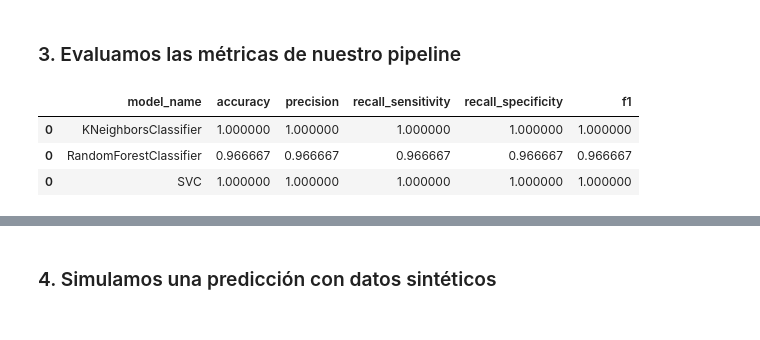
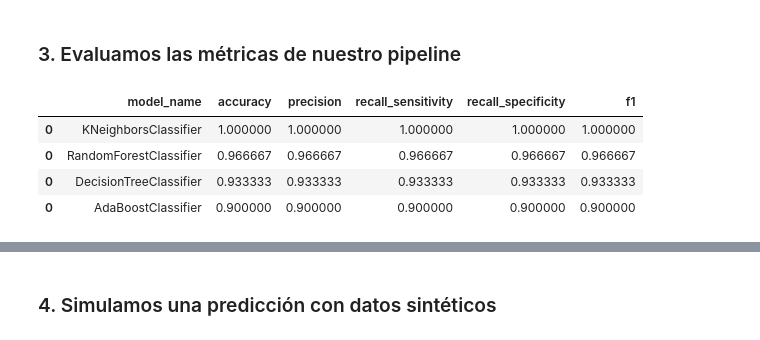
Before and after one commit to fjzamora93/Data-Analytics-with-python-2024, a Jupyter notebook: iris/template_clasification.ipynb, the cells around one changed output, grey strips where cells are left out. Saved outputs shown, nothing was run; the diff lists cells and outputs as text; code cells hidden in the pictures.

```diff
--- a/iris/template_clasification.ipynb
+++ b/iris/template_clasification.ipynb
@@ -611,33 +636,45 @@ def calc_predictions_pipeline(model, X_train, y_train, X_test, y_test):
 ### 3. Evaluamos las métricas de nuestro pipeline
 # %%
 # Transformar los datos de entrenamiento y de prueba
-X_train_preprocessed = preprocessing_pipeline.transform(X_train)
-X_test_preprocessed = preprocessing_pipeline.transform(X_test)
+X_train_preprocessed = preprocessor.transform(X_train)
+X_test_preprocessed = preprocessor.transform(X_test)
 
 df_evaluation = pd.DataFrame(columns=['model_name', 'accuracy', 'precision', 'recall_sensitivity', 'recall_specificity', 'f1'])
 
 #TODO ELEGIR LOS MODELOS QUE SE VAYAN A USAR Y CONCATENARLOS AL FINAL DEL TODO
 
 # Modelo 1: KNeighborsClassifier
 knn_model = KNeighborsClassifier()
 knn_model.fit(X_train_preprocessed, y_train)
 knn_eval = calc_predictions_pipeline(knn_model, X_train_preprocessed, y_train, X_test_preprocessed, y_test)
+y_knn_pred = knn_model.predict(X_test_preprocessed)
 
 # Modelo 2: RandomForestClassifier
 rf_model = RandomForestClassifier()
 rf_model.fit(X_train_preprocessed, y_train)
 rf_eval = calc_predictions_pipeline(rf_model, X_train_preprocessed, y_train, X_test_preprocessed, y_test)
+y_rf_pred = pd.DataFrame(rf_model.predict(X_test_preprocessed))
 
-# Modelo 3: SVC
-svc_model = SVC()
-svc_model.fit(X_train_preprocessed, y_train)
-svc_eval = calc_predictions_pipeline(svc_model, X_train_preprocessed, y_train, X_test_preprocessed, y_test)
+# Modelo 3: DecissionTree
+dt_model = DecisionTreeClassifier(max_depth=2) #TODO Decidir profunidad del arbol
+dt_model.fit(X_train_preprocessed, y_train)
+dt_eval = calc_predictions_pipeline(dt_model, X_train_preprocessed, y_train, X_test_preprocessed, y_test)
+y_dt_pred = pd.DataFrame(dt_model.predict(X_test_preprocessed))
 
-df_evaluation = pd.concat([df_evaluation, knn_eval, rf_eval, svc_eval], axis=0)
+
+# Modelo 4: AdaBoost
+ada_model = AdaBoostClassifier(estimator=dt_model, n_estimators=50, learning_rate=1.0)
+ada_model.fit(X_train_preprocessed, y_train)
+ada_eval = calc_predictions_pipeline(ada_model, X_train_preprocessed, y_train, X_test_preprocessed, y_test)
+y_ada_pred = pd.DataFrame(ada_model.predict(X_test_preprocessed))
+
+
+df_evaluation = pd.concat([df_evaluation, knn_eval, rf_eval, dt_eval, ada_eval], axis=0)
 
 df_evaluation
 # %% [output]
 |  | model_name | accuracy | precision | recall_sensitivity | recall_specificity | f1 |
 | 0 | KNeighborsClassifier | 1.000000 | 1.000000 | 1.000000 | 1.000000 | 1.000000 |
 | 0 | RandomForestClassifier | 0.966667 | 0.966667 | 0.966667 | 0.966667 | 0.966667 |
-| 0 | SVC | 1.000000 | 1.000000 | 1.000000 | 1.000000 | 1.000000 |
+| 0 | DecisionTreeClassifier | 0.933333 | 0.933333 | 0.933333 | 0.933333 | 0.933333 |
+| 0 | AdaBoostClassifier | 0.900000 | 0.900000 | 0.900000 | 0.900000 | 0.900000 |
```
Also changed, not shown: parts of 13 cells of this notebook, 1 other file.
